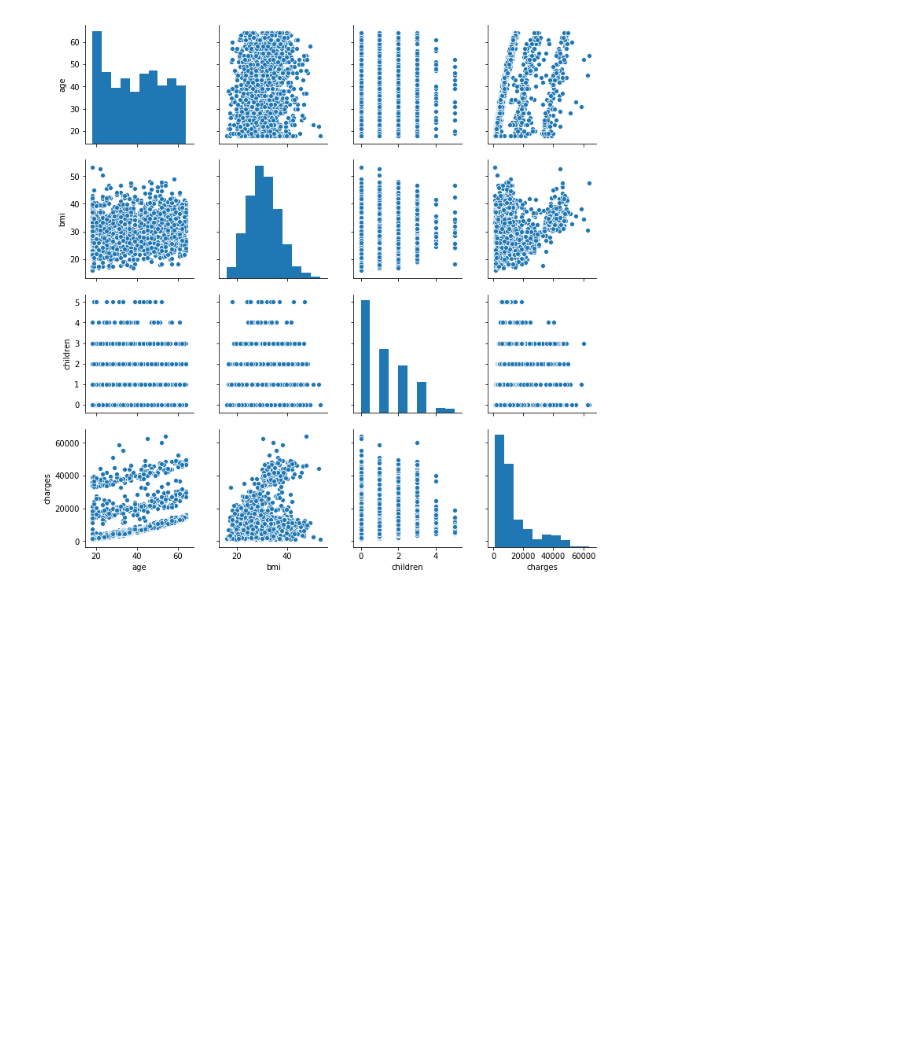
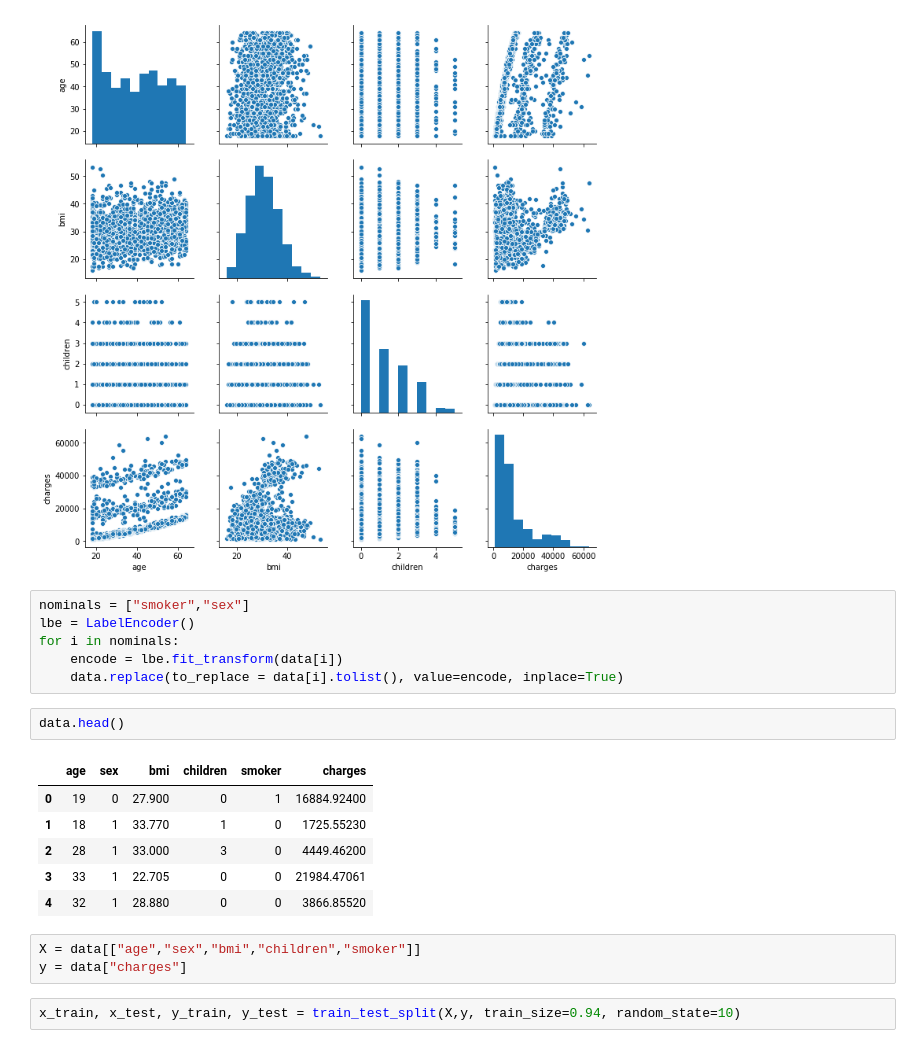
Before and after one commit to Salmankh3/Machine-Learning, a Jupyter notebook: Regression/Multiple Linear/Insurance_Data/insurance_data_GPR.ipynb, the cells around one changed output. Cells and saved outputs as stored; diff of their text form; blank space fills up the shorter version.

```diff
--- a/Regression/Multiple Linear/Insurance_Data/insurance_data_GPR.ipynb
+++ b/Regression/Multiple Linear/Insurance_Data/insurance_data_GPR.ipynb
@@ -67,3 +67,23 @@ sns.pairplot(data)
 plt.show()
 # %% [output]
 [figure]
+# %%
+nominals = ["smoker","sex"]
+lbe = LabelEncoder()
+for i in nominals:
+    encode = lbe.fit_transform(data[i])
+    data.replace(to_replace = data[i].tolist(), value=encode, inplace=True)
+# %%
+data.head()
+# %% [output]
+|  | age | sex | bmi | children | smoker | charges |
+| 0 | 19 | 0 | 27.900 | 0 | 1 | 16884.92400 |
+| 1 | 18 | 1 | 33.770 | 1 | 0 | 1725.55230 |
+| 2 | 28 | 1 | 33.000 | 3 | 0 | 4449.46200 |
+| 3 | 33 | 1 | 22.705 | 0 | 0 | 21984.47061 |
+| 4 | 32 | 1 | 28.880 | 0 | 0 | 3866.85520 |
+# %%
+X = data[["age","sex","bmi","children","smoker"]]
+y = data["charges"]
+# %%
+x_train, x_test, y_train, y_test = train_test_split(X,y, train_size=0.94, random_state=10)
```
Also changed, not shown: parts of 4 cells of this notebook.
